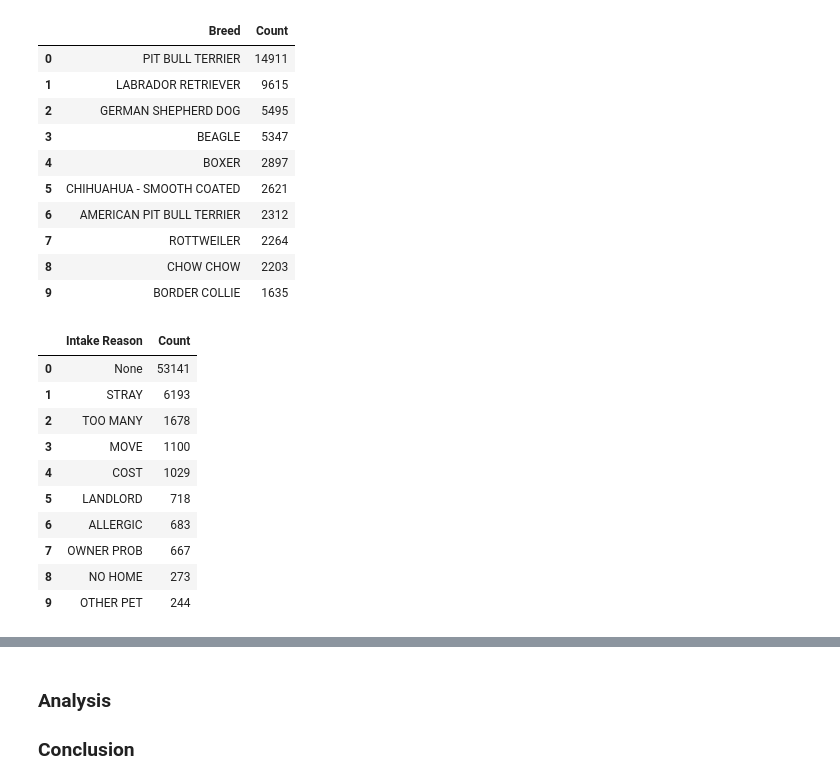
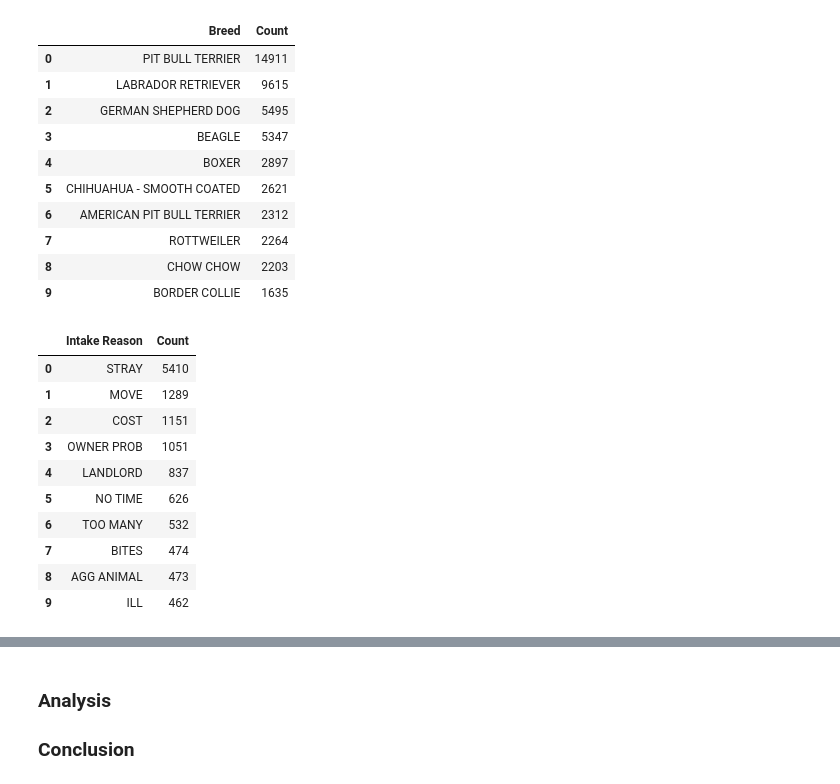
Before and after one commit to kangacopter/animalServicesAnalysis, a Jupyter notebook: AnimalServicesAnalysis.ipynb, the cells around one changed output, grey strips where cells are left out. Saved outputs shown, nothing was run; the diff lists cells and outputs as text; code cells hidden in the pictures.

```diff
--- a/AnimalServicesAnalysis.ipynb
+++ b/AnimalServicesAnalysis.ipynb
@@ -168,27 +193,43 @@ pd.read_sql_query("""
 | 8 | CHOW CHOW | 2203 |
 | 9 | BORDER COLLIE | 1635 |
 # %%
-# IntakeReason per Cat
-pd.read_sql_query("""
+# Top 10 IntakeReason per Cat
+# This does not include the many rows that are 'None'
+catIntake = pd.read_sql_query("""
     SELECT
     DISTINCT IntakeReason as 'Intake Reason',
     COUNT(*) as 'Count'
     FROM animalservices_data
-    WHERE AnimalType = 'CAT'
+    WHERE AnimalType = 'CAT' AND IntakeReason != 'None'
     GROUP BY IntakeReason
     ORDER BY Count DESC
     LIMIT 10
     ;
 """, conn)
-# %% [output]
-|  | Intake Reason | Count |
-| 0 | None | 53141 |
-| 1 | STRAY | 6193 |
-| 2 | TOO MANY | 1678 |
-| 3 | MOVE | 1100 |
-| 4 | COST | 1029 |
-| 5 | LANDLORD | 718 |
-| 6 | ALLERGIC | 683 |
-| 7 | OWNER PROB | 667 |
-| 8 | NO HOME | 273 |
-| 9 | OTHER PET | 244 |
+# %%
+# Top 10 IntakeReason per Dog
+# This does not include the many rows that are 'None'
+dogIntake = pd.read_sql_query("""
+    SELECT
+    DISTINCT IntakeReason as 'Intake Reason',
+    COUNT(*) as 'Count'
+    FROM animalservices_data
+    WHERE AnimalType = 'DOG' AND IntakeReason != 'None'
+    GROUP BY IntakeReason
+    ORDER BY Count DESC
+    LIMIT 10
+    ;
+""", conn)
+dogIntake
+# %% [output]
+|  | Intake Reason | Count |
+| 0 | STRAY | 5410 |
+| 1 | MOVE | 1289 |
+| 2 | COST | 1151 |
+| 3 | OWNER PROB | 1051 |
+| 4 | LANDLORD | 837 |
+| 5 | NO TIME | 626 |
+| 6 | TOO MANY | 532 |
+| 7 | BITES | 474 |
+| 8 | AGG ANIMAL | 473 |
+| 9 | ILL | 462 |
```
Also changed, not shown: parts of 3 cells of this notebook, 1 other file.
